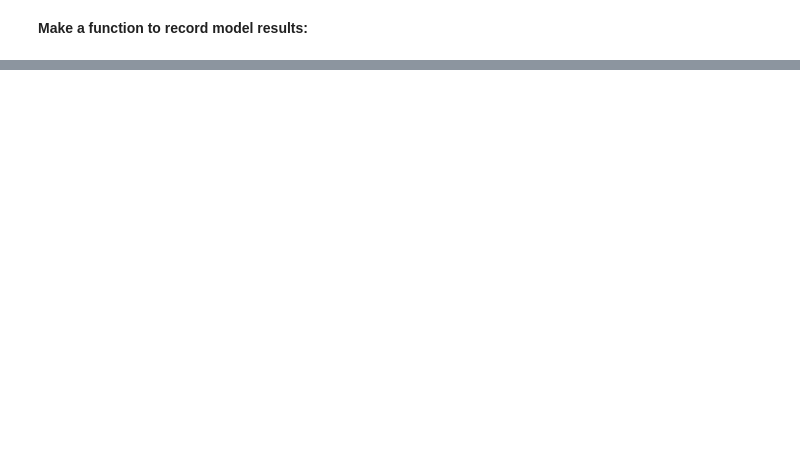
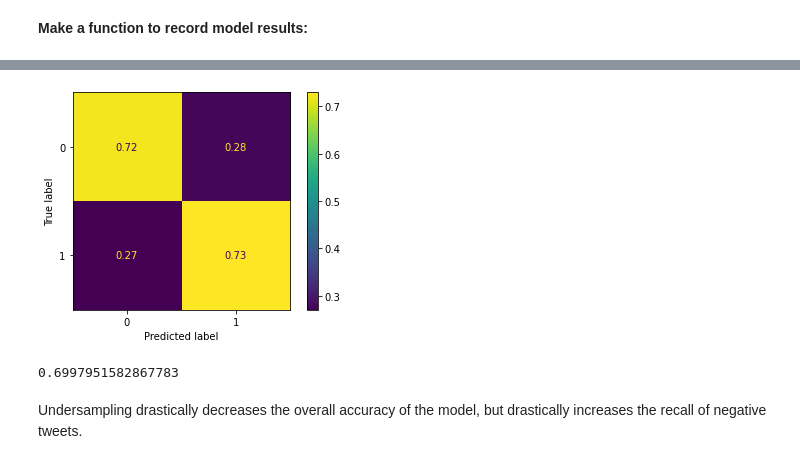
Before and after one commit to ran0027/twitter-sentiment-analysis, a Jupyter notebook: notebook.ipynb, the cells around one changed output, grey strips where cells are left out. Cells and saved outputs as stored; diff of their text form; code cells hidden in the pictures; blank space fills up the shorter version.

```diff
--- a/notebook.ipynb
+++ b/notebook.ipynb
@@ -602,0 +836,25 @@ pd.DataFrame(model_eval)
+# %%
+# undersample
+from imblearn.under_sampling import RandomUnderSampler
+
+rus = RandomUnderSampler(random_state=seed)
+
+X_train_undersampled, y_train_undersampled = rus.fit_resample(scaled_X_train,
+                                                              y_train_preprocessed)
+# %%
+# refit
+baseline.fit(X_train_undersampled, y_train_undersampled)
+
+# Check recall of negative tweets
+ConfusionMatrixDisplay(confusion_matrix(y_test_preprocessed,
+                                        baseline.predict(scaled_X_test),
+                                        normalize='true'
+                                       )).plot();
+# %% [output]
+[figure, added]
+# %%
+np.mean(cross_val_score(baseline, X_train_undersampled, y_train_undersampled))
+# %% [output]
+0.6997951582867783
+# %% [markdown]
+Undersampling drastically decreases the overall accuracy of the model, but drastically increases the recall of negative tweets.
```
Also changed, not shown: parts of 56 cells of this notebook.
